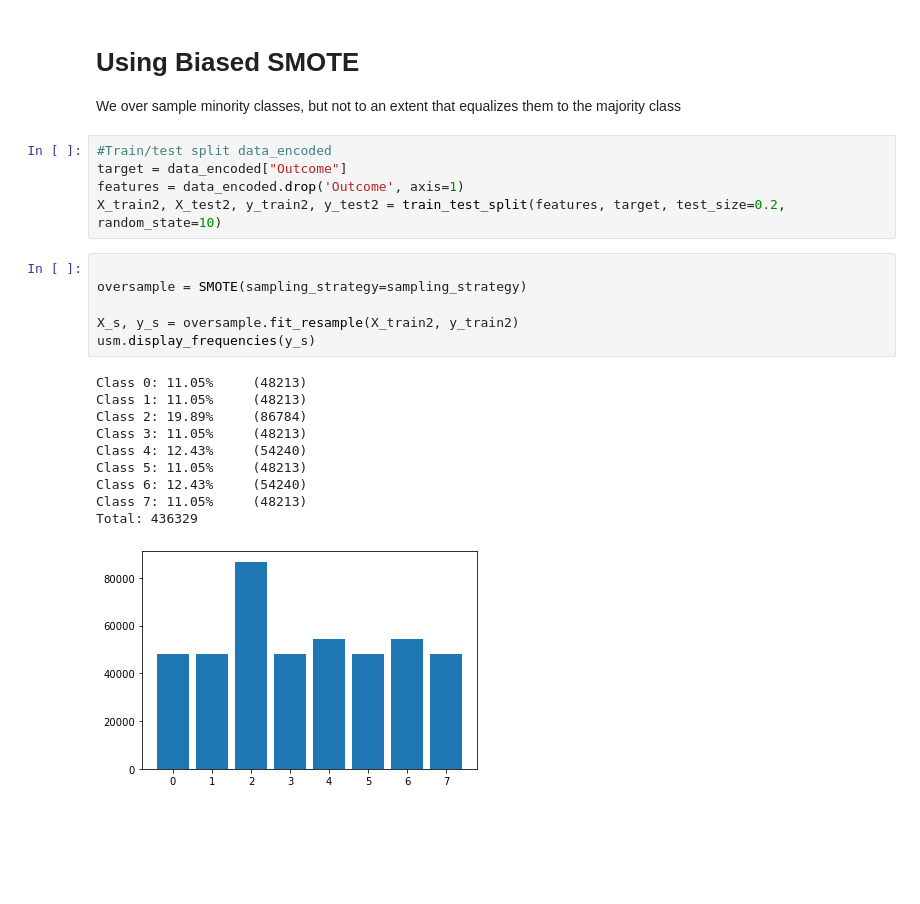
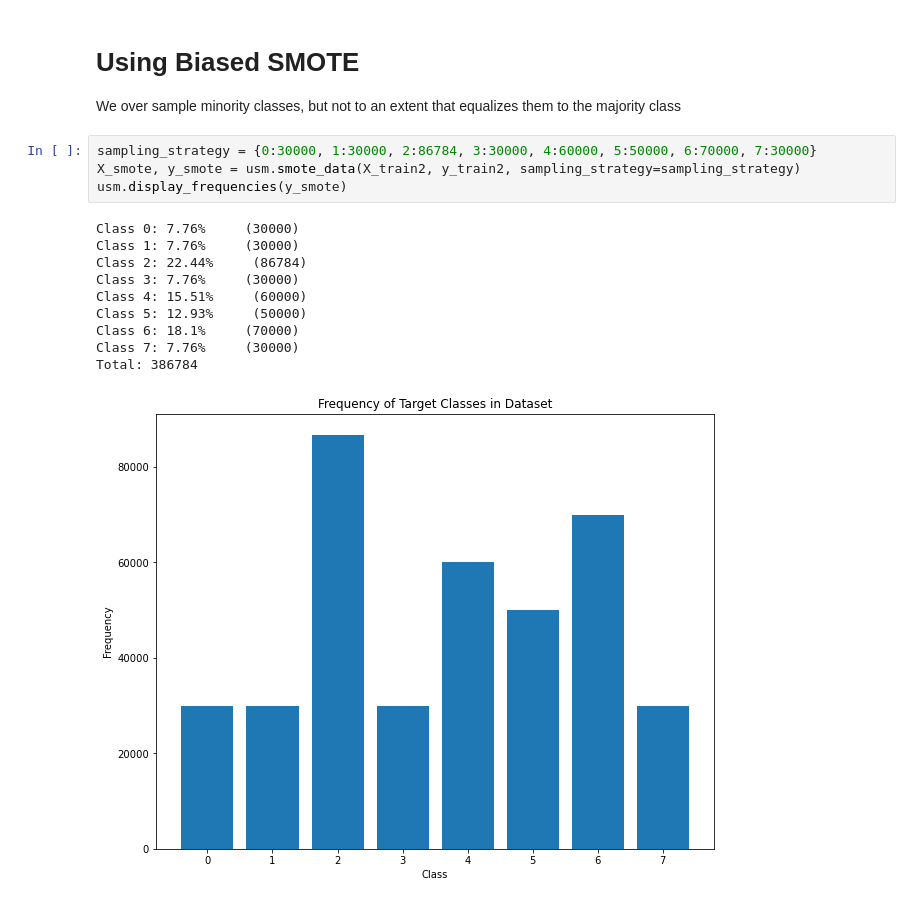
Before and after one commit to MQumairi/intro_to_ai_coursework, a Jupyter notebook: src/K Nearest Neighbor.ipynb, the cells around one changed output. Drawn from its saved outputs; the diff is of its cells as text; blank space fills up the shorter version.

```diff
--- a/src/K Nearest Neighbor.ipynb
+++ b/src/K Nearest Neighbor.ipynb
@@ -317,27 +244,20 @@ Testig Score: 0.23944342156892337
 # %% [markdown]
 # Using Biased SMOTE
 We over sample minority classes, but not to an extent that equalizes them to the majority class
-# %%
-#Train/test split data_encoded
-target = data_encoded["Outcome"]
-features = data_encoded.drop('Outcome', axis=1)
-X_train2, X_test2, y_train2, y_test2 = train_test_split(features, target, test_size=0.2, random_state=10)
-# %%
-
-oversample = SMOTE(sampling_strategy=sampling_strategy)
-
-X_s, y_s = oversample.fit_resample(X_train2, y_train2)
-usm.display_frequencies(y_s)
-# %% [output]
-Class 0: 11.05%     (48213)
-Class 1: 11.05%     (48213)
-Class 2: 19.89%     (86784)
-Class 3: 11.05%     (48213)
-Class 4: 12.43%     (54240)
-Class 5: 11.05%     (48213)
-Class 6: 12.43%     (54240)
-Class 7: 11.05%     (48213)
-Total: 436329
-[figure, removed]
+# %%
+sampling_strategy = {0:30000, 1:30000, 2:86784, 3:30000, 4:60000, 5:50000, 6:70000, 7:30000}
+X_smote, y_smote = usm.smote_data(X_train2, y_train2, sampling_strategy=sampling_strategy)
+usm.display_frequencies(y_smote)
+# %% [output]
+Class 0: 7.76%     (30000)
+Class 1: 7.76%     (30000)
+Class 2: 22.44%     (86784)
+Class 3: 7.76%     (30000)
+Class 4: 15.51%     (60000)
+Class 5: 12.93%     (50000)
+Class 6: 18.1%     (70000)
+Class 7: 7.76%     (30000)
+Total: 386784
+[figure, added]
 # %%
 knn = KNeighborsClassifier()
```
Also changed, not shown: parts of 17 cells of this notebook, 28 other files.
